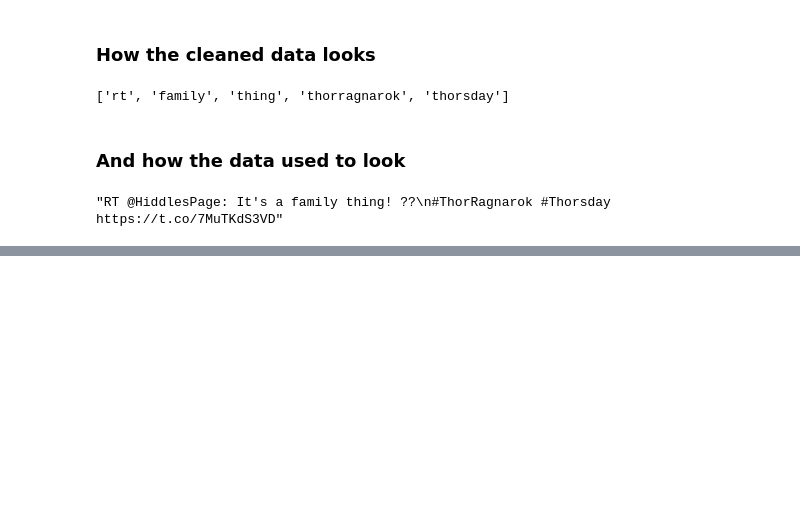
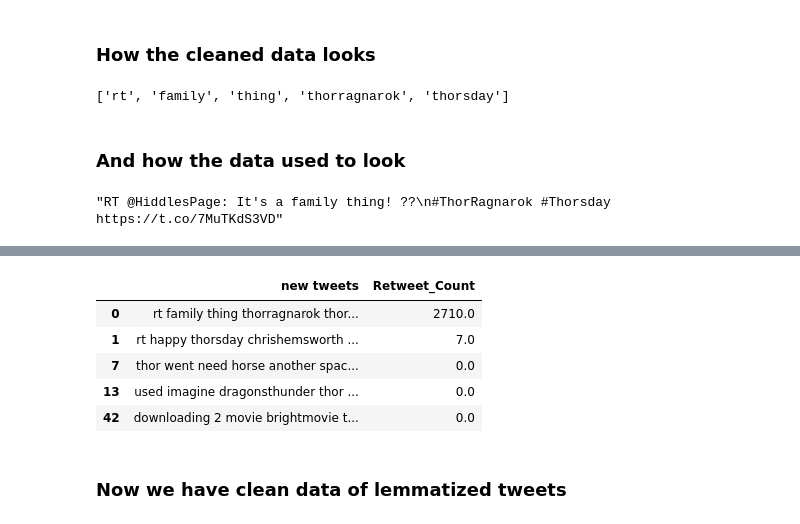
Before and after one commit to erol713/Machine-Learning-Pojects, a Jupyter notebook: twitter/Twitter.ipynb, the cells around one changed output, grey strips where cells are left out. Saved outputs shown, nothing was run; the diff lists cells and outputs as text; code cells hidden in the pictures; blank space fills up the shorter version.

```diff
--- a/twitter/Twitter.ipynb
+++ b/twitter/Twitter.ipynb
@@ -207,0 +246,11 @@ clean_df.head()
+# %%
+new.head()
+# %% [output]
+|  | new tweets | Retweet_Count |
+| 0 | rt family thing thorragnarok thor... | 2710.0 |
+| 1 | rt happy thorsday chrishemsworth ... | 7.0 |
+| 7 | thor went need horse another spac... | 0.0 |
+| 13 | used imagine dragonsthunder thor ... | 0.0 |
+| 42 | downloading 2 movie brightmovie t... | 0.0 |
+# %% [markdown]
+### Now we have clean data of lemmatized tweets
```
Also changed, not shown: parts of 21 cells of this notebook.
